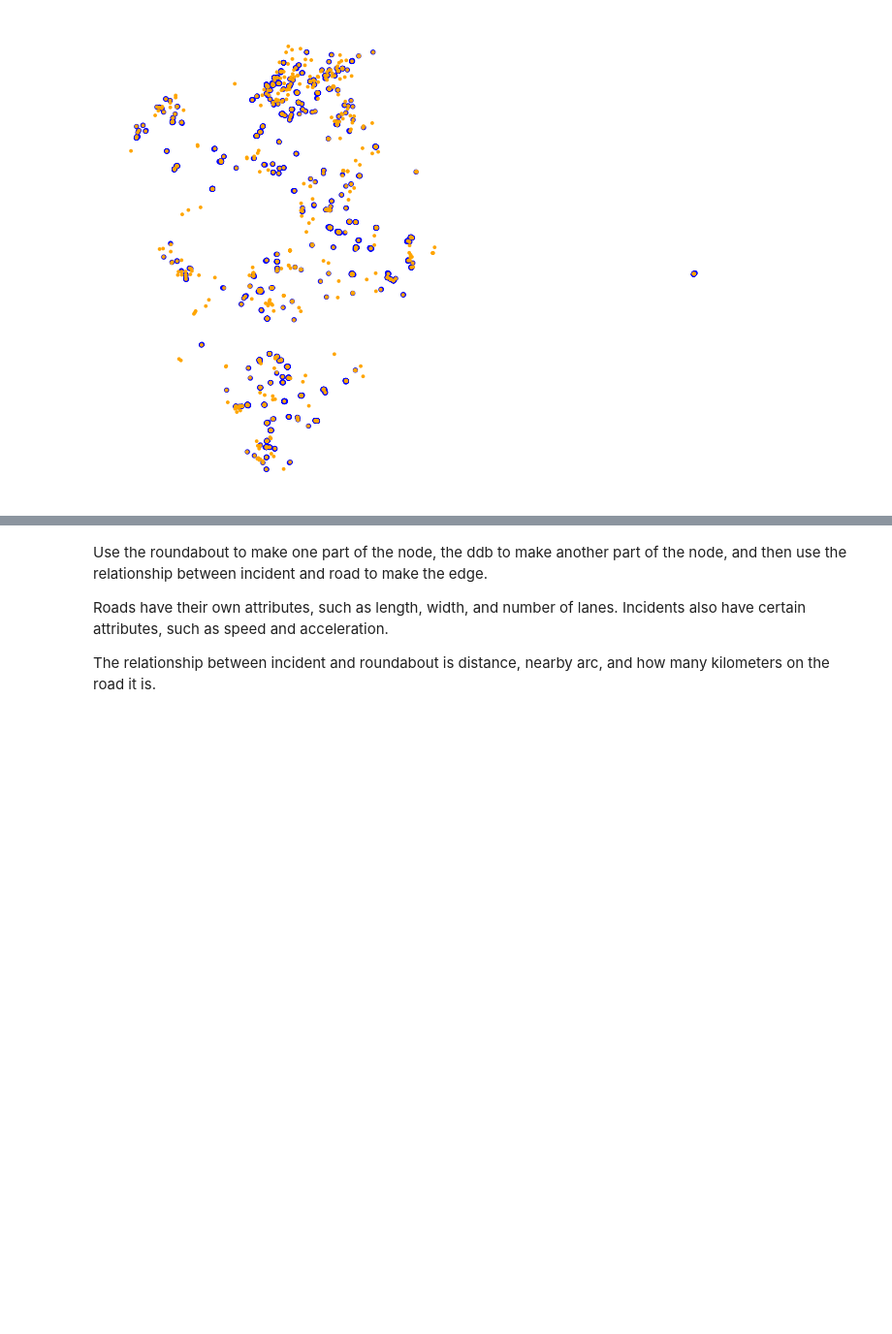
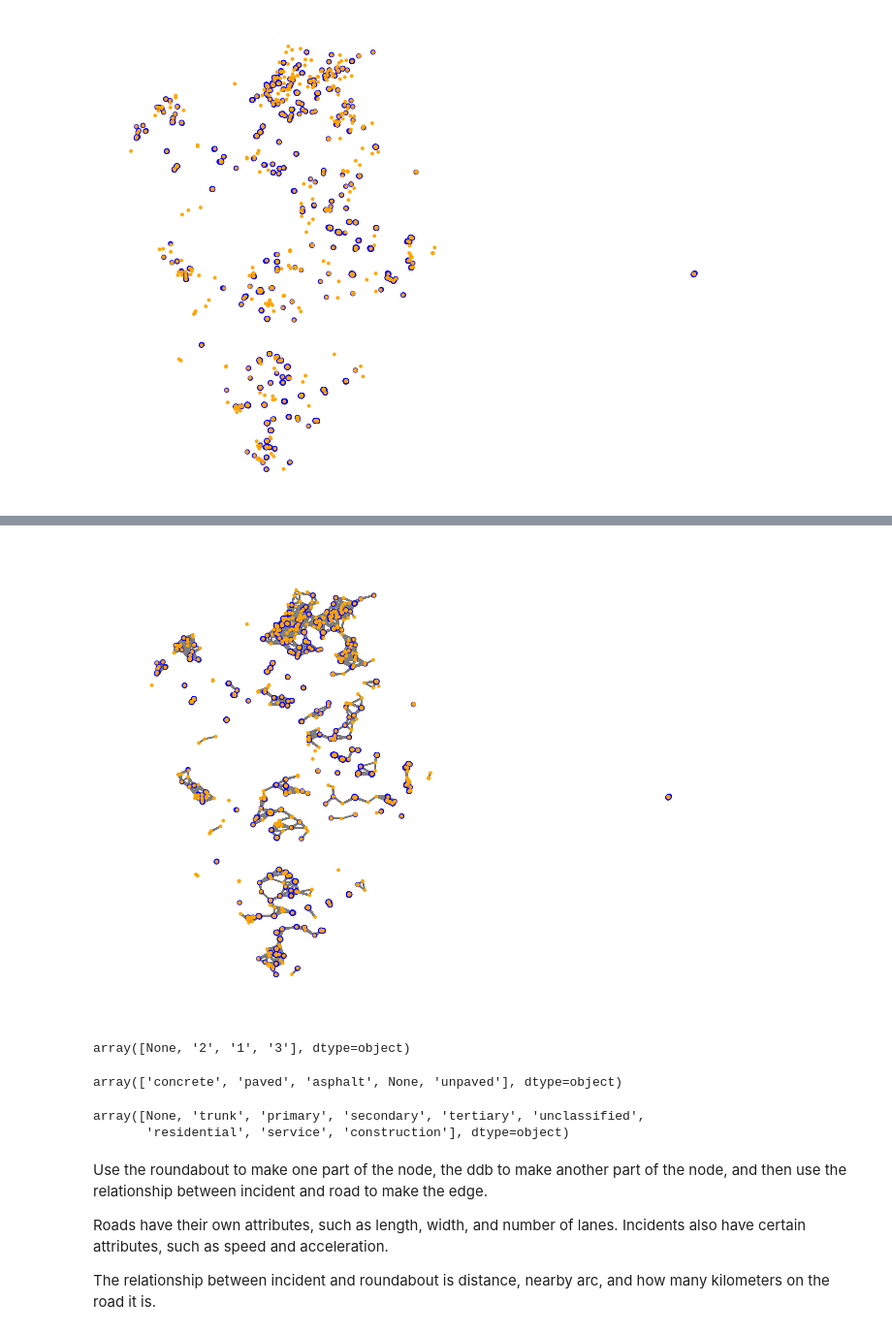
Before and after one commit to tylershienlim/python-CompassIoT-Capstone, a Jupyter notebook: DD-graph-road-incident.ipynb, the cells around one changed output, grey strips where cells are left out. Shown at 97% size. Saved outputs shown, nothing was run; the diff lists cells and outputs as text; code cells hidden in the pictures; blank space fills up the shorter version.

```diff
--- a/DD-graph-road-incident.ipynb
+++ b/DD-graph-road-incident.ipynb
@@ -145,0 +156,5 @@ plt.show()
+# %%
+def haversine_dist_poly(poly1, poly2):
+    point1 = (poly1.centroid.y, poly1.centroid.x)
+    point2 = (poly2.centroid.y, poly2.centroid.x)
+    return haversine(point1, point2, unit=Unit.METERS, normalize=True)
@@ -146,3 +236,45 @@ plt.show()
+# %%
+#Connect roundabout to roundabout if they have the same maxspeed limit within 1km
+maxspeed_roundabout_only_edge_pairs = []
+
+#maxspeed_roundabout = ['80', '70', '60', '50', '40']
+
+seen = set()
+
+for i in range(len(roundabout_nodes)):
+    point = roads.iloc[i].geometry
+
+    dd, ii = tree.query([point.centroid.x, point.centroid.y], k=30)
+
+    for num in ii:
+        if roads.iloc[num].nodes != roads.iloc[i].nodes:
+          distance = haversine_dist_poly(point, roads.iloc[num].geometry)
+          if distance <= 1000 and roads.iloc[i].maxspeed == roads.iloc[num].maxspeed:
+            if (roads.iloc[i].nodes, roads.iloc[num].nodes) not in seen and (roads.iloc[num].nodes, roads.iloc[i].nodes) not in seen:
+              seen.add((roads.iloc[i].nodes, roads.iloc[num].nodes))
+              maxspeed_roundabout_only_edge_pairs.append((roads.iloc[i].nodes, roads.iloc[num].nodes, roads.iloc[i].maxspeed))
+
+combined_graph.add_weighted_edges_from(maxspeed_roundabout_only_edge_pairs)
+# %%
+#Graph added with R to R maxspeed
+nx.draw(combined_graph, combined_pos, node_size=sizes, node_color=colors)
+nx.draw_networkx_edges(combined_graph, combined_pos, width=1, edge_color='gray')
+plt.show()
+# %% [output]
+[figure, added]
+# %%
+roads['lanes'].unique()
+# %% [output]
+array([None, '2', '1', '3'], dtype=object)
+# %%
+roads['surface'].unique()
+# %% [output]
+array(['concrete', 'paved', 'asphalt', None, 'unpaved'], dtype=object)
+# %%
+roads['highway'].unique()
+# %% [output]
+array([None, 'trunk', 'primary', 'secondary', 'tertiary', 'unclassified',
+       'residential', 'service', 'construction'], dtype=object)
 # %% [markdown]
 Use the roundabout to make one part of the node, the ddb to make another part of the node, and then use the relationship between incident and road to make the edge.
 
```
Also changed, not shown: parts of 12 cells of this notebook.
